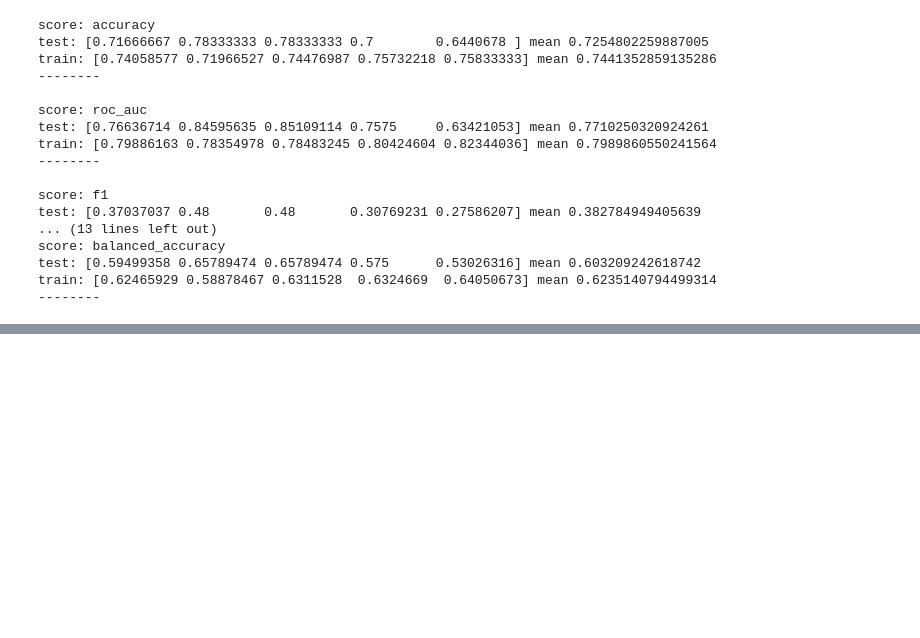
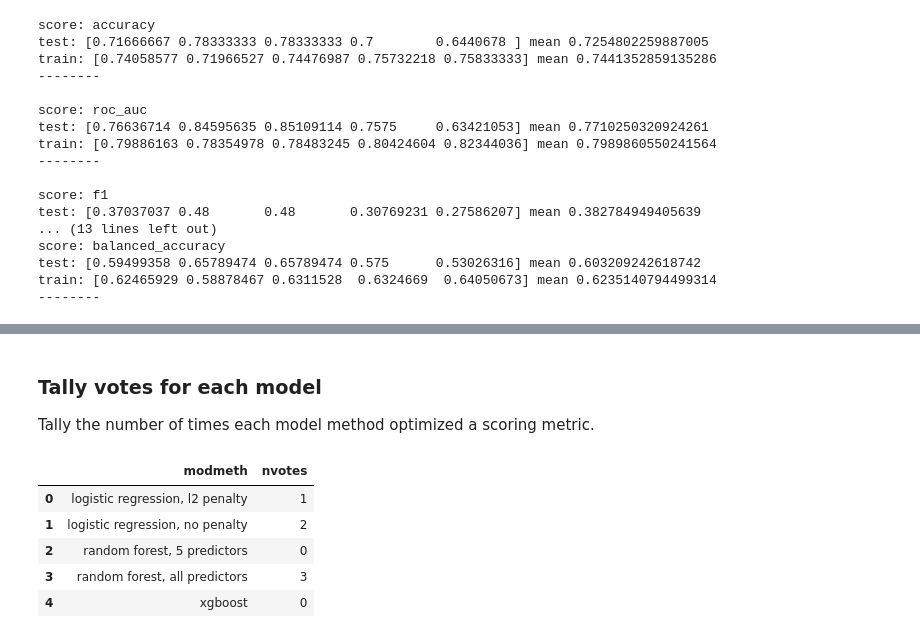
Before and after one commit to la-mcnamara/samplers, a Jupyter notebook: HeartFailure.ipynb, the cells around one changed output, grey strips where cells are left out. Saved outputs shown, nothing was run; the diff lists cells and outputs as text; code cells hidden in the pictures; blank space fills up the shorter version.

```diff
--- a/HeartFailure.ipynb
+++ b/HeartFailure.ipynb
@@ -227,0 +355,3 @@ train: [0.62465929 0.58878467 0.6311528  0.6324669  0.64050673] mean 0.623514079
+# %% [markdown]
+### Tally votes for each model
+Tally the number of times each model method optimized a scoring metric.
@@ -227,0 +364,12 @@ train: [0.62465929 0.58878467 0.6311528  0.6324669  0.64050673] mean 0.623514079
+# %%
+votes = allrslt.groupby('modmeth').agg({'max':sum}) \
+        .reset_index(drop=False)    \
+        .rename(columns={'max':'nvotes'})
+votes
+# %% [output]
+|  | modmeth | nvotes |
+| 0 | logistic regression, l2 penalty | 1 |
+| 1 | logistic regression, no penalty | 2 |
+| 2 | random forest, 5 predictors | 0 |
+| 3 | random forest, all predictors | 3 |
+| 4 | xgboost | 0 |
```
Also changed, not shown: parts of 18 cells of this notebook.
